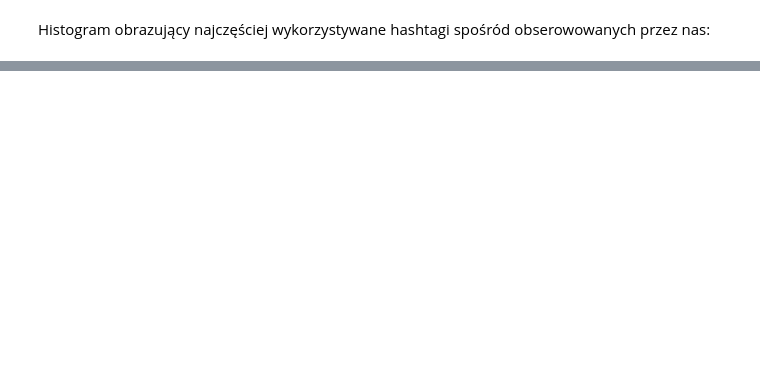
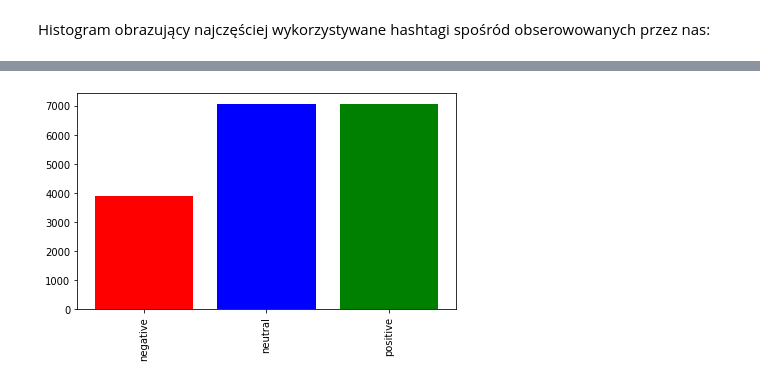
Before and after one commit to kaspiotr/ED-Brexit-Twitter-posts-analyzer, a Jupyter notebook: Brexit tweets analysis.ipynb, the cells around one changed output, grey strips where cells are left out. Cells and saved outputs as stored; diff of their text form; code cells hidden in the pictures; blank space fills up the shorter version.

Commit message:
Add last histograms

```diff
--- a/Brexit tweets analysis.ipynb
+++ b/Brexit tweets analysis.ipynb
@@ -273,0 +277,86 @@ Hashtag hardbrexit was used in 108 tweets.
+# %%
+def get_negative_tweets_count_before_elections(cursor):
+    postgres_select_query = "SELECT count(t.id) FROM tweets t INNER JOIN mentions m ON t.id = m.tweetid INNER JOIN users u ON m.userid = u.id WHERE t.createdat<'2019-12-12' AND u.name='Boris Johnson' AND t.sentiment<0;"
+    cursor.execute(postgres_select_query)
+    return cursor.fetchall()
+
+def get_neutral_tweets_count_before_elections(cursor):
+    postgres_select_query = "SELECT count(t.id) FROM tweets t INNER JOIN mentions m ON t.id = m.tweetid INNER JOIN users u ON m.userid = u.id WHERE t.createdat<'2019-12-12' AND u.name='Boris Johnson' AND t.sentiment=0;"
+    cursor.execute(postgres_select_query)
+    return cursor.fetchall()
+
+def get_positive_tweets_count_before_elections(cursor):
+    postgres_select_query = "SELECT count(t.id) FROM tweets t INNER JOIN mentions m ON t.id = m.tweetid INNER JOIN users u ON m.userid = u.id WHERE t.createdat<'2019-12-12' AND u.name='Boris Johnson' AND t.sentiment=0;"
+    cursor.execute(postgres_select_query)
+    return cursor.fetchall()
+
+def get_negative_tweets_count_during_and_after_elections(cursor):
+    postgres_select_query = "SELECT count(t.id) FROM tweets t INNER JOIN mentions m ON t.id = m.tweetid INNER JOIN users u ON m.userid = u.id WHERE t.createdat>='2019-12-12' AND u.name='Boris Johnson' AND t.sentiment<0;"
+    cursor.execute(postgres_select_query)
+    return cursor.fetchall()
+
+def get_neutral_tweets_count_during_and_after_elections(cursor):
+    postgres_select_query = "SELECT count(t.id) FROM tweets t INNER JOIN mentions m ON t.id = m.tweetid INNER JOIN users u ON m.userid = u.id WHERE t.createdat>='2019-12-12' AND u.name='Boris Johnson' AND t.sentiment=0;"
+    cursor.execute(postgres_select_query)
+    return cursor.fetchall()
+
+def get_positive_tweets_count_during_and_after_elections(cursor):
+    postgres_select_query = "SELECT count(t.id) FROM tweets t INNER JOIN mentions m ON t.id = m.tweetid INNER JOIN users u ON m.userid = u.id WHERE t.createdat>='2019-12-12' AND u.name='Boris Johnson' AND t.sentiment=0;"
+    cursor.execute(postgres_select_query)
+    return cursor.fetchall()
+
+def draw_tweets_sentiment_mentioning_user_before_elections_histogram(data):
+    negative_tweets_count = get_negative_tweets_count_before_elections(data)
+    neutral_tweets_count = get_neutral_tweets_count_before_elections(data)
+    positive_tweets_count = get_positive_tweets_count_before_elections(data)
+
+    print('Total tweets count before elections mentioning Boris Johnson: %d' % (negative_tweets_count[0][0] + neutral_tweets_count[0][0] + positive_tweets_count[0][0]))
+    print('Negative tweets count before elecions: %d' % (negative_tweets_count[0][0]))
+    print('Neutral tweets count before elecions: %d' % (neutral_tweets_count[0][0]))
+    print('Positive tweets count before elecions: %d' % (positive_tweets_count[0][0]))
+
+    sentiment = ['negative', 'neutral', 'positive']
+    tweets_count = []
+
+    tweets_count.append(negative_tweets_count[0][0])
+    tweets_count.append(neutral_tweets_count[0][0])
+    tweets_count.append(positive_tweets_count[0][0])
+
+    indices = np.arange(3)
+    plt.bar(indices, tweets_count, color=['red', 'blue', 'green'])
+    plt.xticks(indices, sentiment, rotation='vertical')
+    plt.tight_layout()
+    plt.show()
+
+def draw_tweets_sentiment_mentioning_user_during_and_after_elections_histogram(data):
+    negative_tweets_count = get_negative_tweets_count_during_and_after_elections(data)
+    neutral_tweets_count = get_neutral_tweets_count_during_and_after_elections(data)
+    positive_tweets_count = get_positive_tweets_count_during_and_after_elections(data)
+
+    print('Total tweets count during and after elections mentioning Boris Johnson: %d' % (negative_tweets_count[0][0] + neutral_tweets_count[0][0] + positive_tweets_count[0][0]))
+    print('Negative tweets count during and after elecions: %d' % (negative_tweets_count[0][0]))
+    print('Neutral tweets count during and after elecions: %d' % (neutral_tweets_count[0][0]))
+    print('Positive tweets count during and after elecions: %d' % (positive_tweets_count[0][0]))
+
+    sentiment = ['negative', 'neutral', 'positive']
+    tweets_count = []
+
+    tweets_count.append(negative_tweets_count[0][0])
+    tweets_count.append(neutral_tweets_count[0][0])
+    tweets_count.append(positive_tweets_count[0][0])
+
+    indices = np.arange(3)
+    plt.bar(indices, tweets_count, color=['red', 'blue', 'green'])
+    plt.xticks(indices, sentiment, rotation='vertical')
+    plt.tight_layout()
+    plt.show()
+
+def main():
+    conn = connect_to_database()
+    cursor = conn.cursor()
+    draw_tweets_sentiment_mentioning_user_before_elections_histogram(cursor)
+    draw_tweets_sentiment_mentioning_user_during_and_after_elections_histogram(cursor)
+
+if __name__ == "__main__":
+    main()
+# %% [output]
@@ -273,0 +367 @@ Hashtag hardbrexit was used in 108 tweets.
+[figure, added]
```
Also changed, not shown: parts of 25 cells of this notebook.
